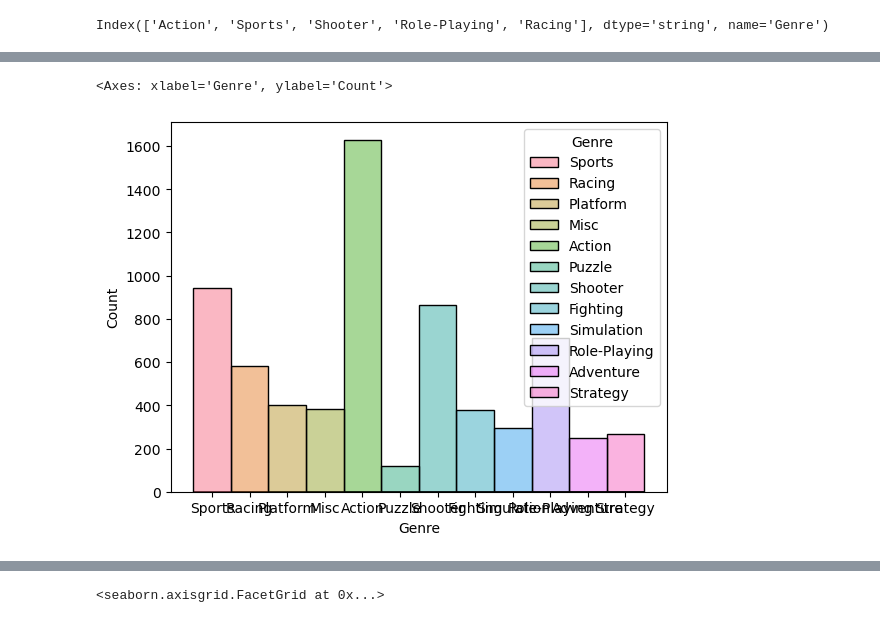
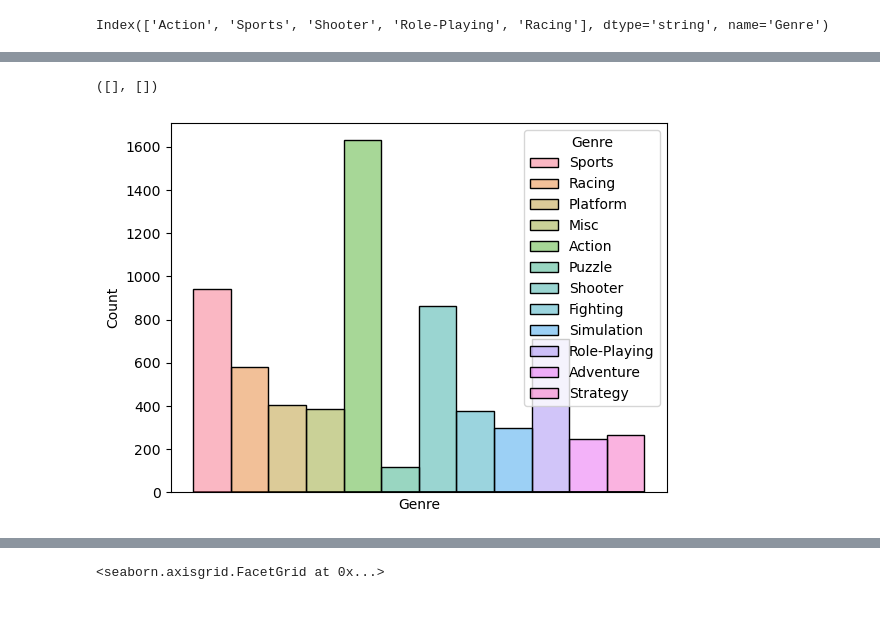
Before and after one commit to YanaStefanovich/EDA-Video-Game-Sales, a Jupyter notebook: Games.ipynb, the cells around one changed output, grey strips where cells are left out. Drawn from its saved outputs; the diff is of its cells as text; code cells hidden in the pictures.

```diff
--- a/Games.ipynb
+++ b/Games.ipynb
@@ -227,5 +190,6 @@ Index(['Action', 'Sports', 'Shooter', 'Role-Playing', 'Racing'], dtype='string',
 # %%
 sns.histplot(data = df, x = 'Genre', hue = 'Genre')
+plt.xticks([], [])
 # %% [output]
-<Axes: xlabel='Genre', ylabel='Count'>
+([], [])
-[figure, old version]
+[figure, new version]
```
Also changed, not shown: parts of 8 cells of this notebook.
